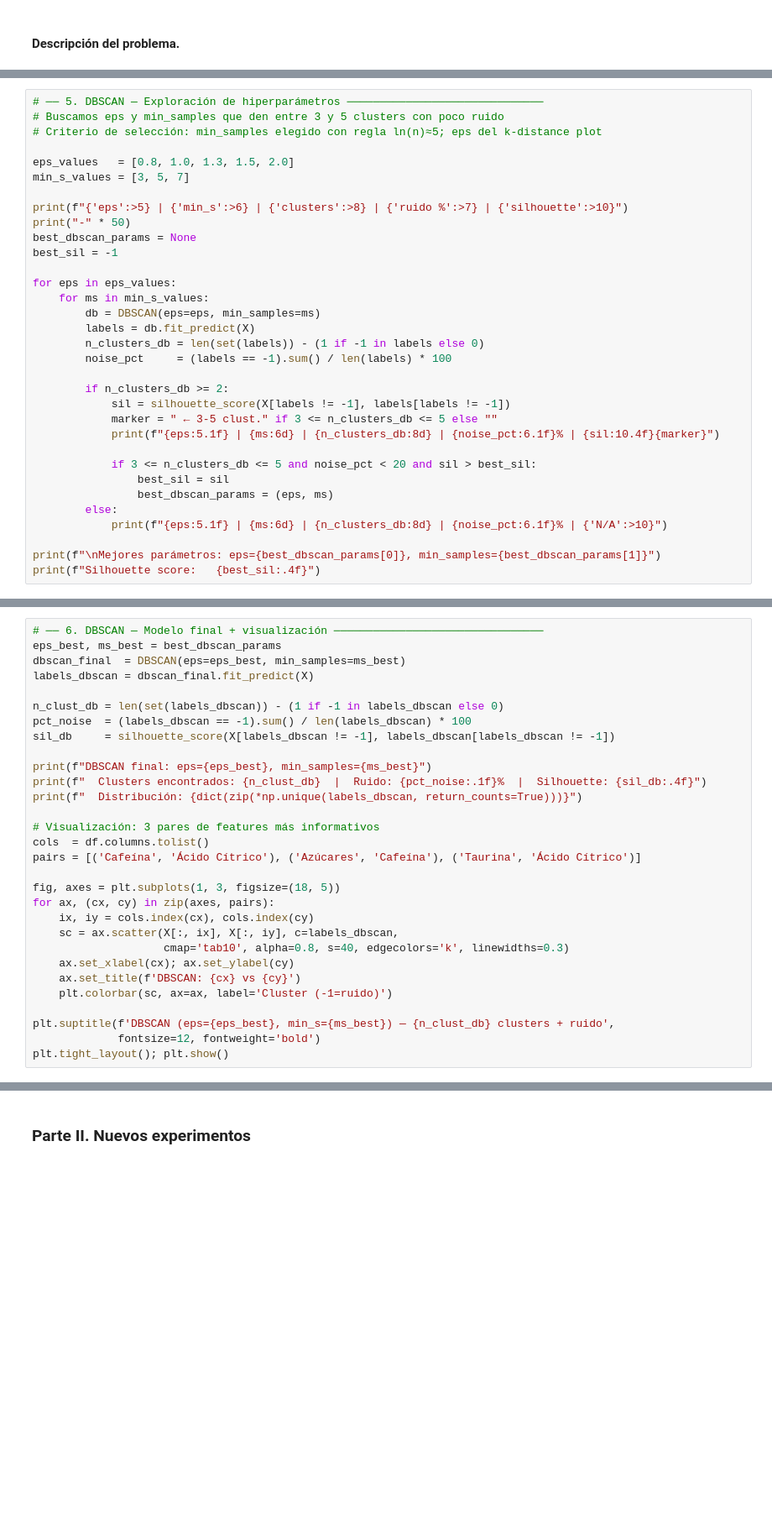
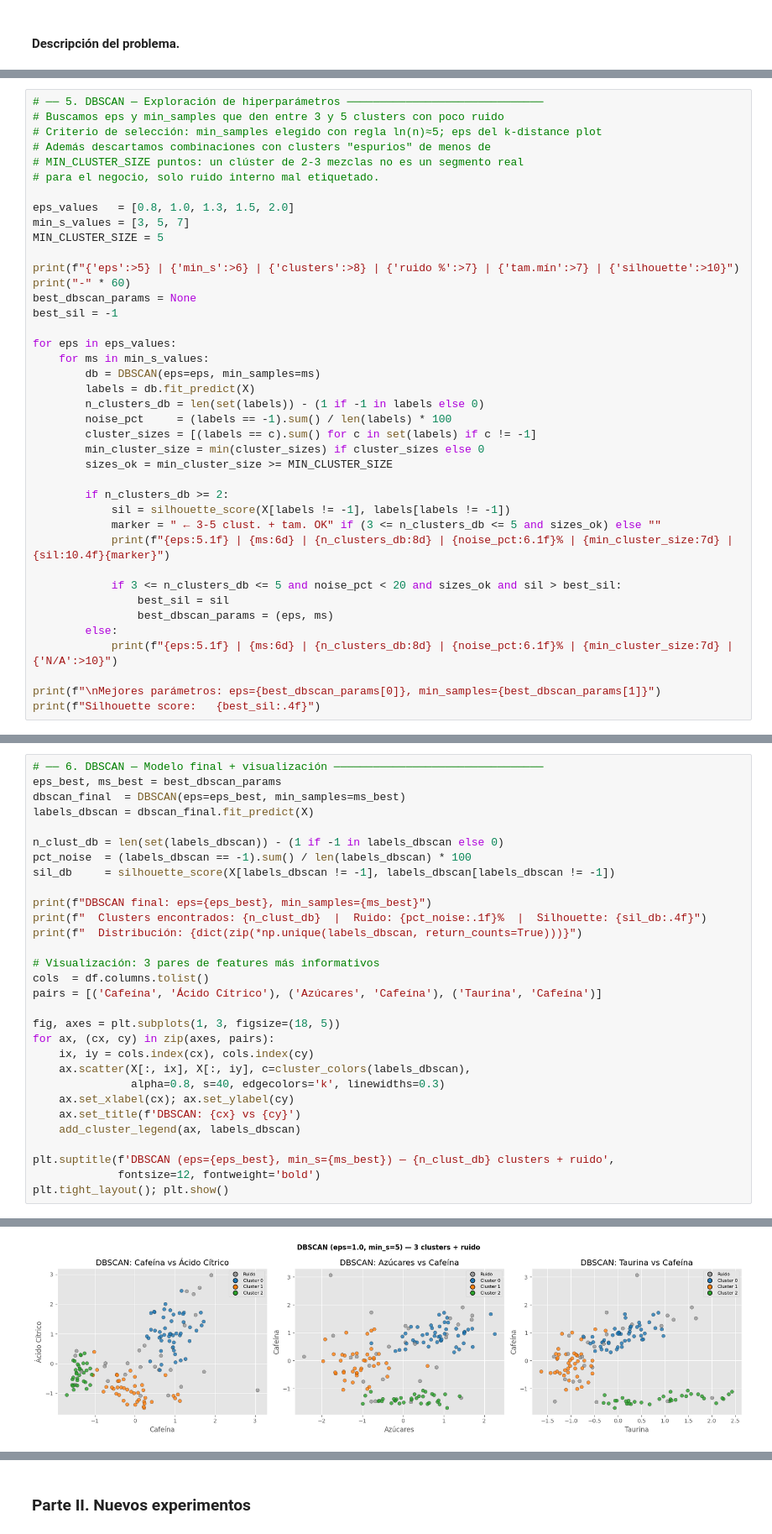
Before and after one commit to Emigarsan/DS-Online-Emilio-Garrote, a Jupyter notebook: Sprints/04_Machine_Learning/Sprint_13/Unidad_02_ML_No_Supervisado_Clustering_DBSCAN/03_Practica_Obligatoria/18_Practica_Obligatoria_Clustering_DBSCAN.ipynb, the cells around one changed output, grey strips where cells are left out. Shown at 84% size. Drawn from its saved outputs; the diff is of its cells as text; blank space fills up the shorter version.

```diff
--- a/Sprints/04_Machine_Learning/Sprint_13/Unidad_02_ML_No_Supervisado_Clustering_DBSCAN/03_Practica_Obligatoria/18_Practica_Obligatoria_Clustering_DBSCAN.ipynb
+++ b/Sprints/04_Machine_Learning/Sprint_13/Unidad_02_ML_No_Supervisado_Clustering_DBSCAN/03_Practica_Obligatoria/18_Practica_Obligatoria_Clustering_DBSCAN.ipynb
@@ -101,12 +149,16 @@ print("El 'codo' de la curva indica un buen valor de eps. Probaremos eps ∈ [0.
 # ── 5. DBSCAN — Exploración de hiperparámetros ──────────────────────────────
 # Buscamos eps y min_samples que den entre 3 y 5 clusters con poco ruido
 # Criterio de selección: min_samples elegido con regla ln(n)≈5; eps del k-distance plot
+# Además descartamos combinaciones con clusters "espurios" de menos de
+# MIN_CLUSTER_SIZE puntos: un clúster de 2-3 mezclas no es un segmento real
+# para el negocio, solo ruido interno mal etiquetado.
 
 eps_values   = [0.8, 1.0, 1.3, 1.5, 2.0]
 min_s_values = [3, 5, 7]
+MIN_CLUSTER_SIZE = 5
 
-print(f"{'eps':>5} | {'min_s':>6} | {'clusters':>8} | {'ruido %':>7} | {'silhouette':>10}")
-print("-" * 50)
+print(f"{'eps':>5} | {'min_s':>6} | {'clusters':>8} | {'ruido %':>7} | {'tam.mín':>7} | {'silhouette':>10}")
+print("-" * 60)
 best_dbscan_params = None
 best_sil = -1
 
@@ -116,17 +168,20 @@ for eps in eps_values:
         labels = db.fit_predict(X)
         n_clusters_db = len(set(labels)) - (1 if -1 in labels else 0)
         noise_pct     = (labels == -1).sum() / len(labels) * 100
+        cluster_sizes = [(labels == c).sum() for c in set(labels) if c != -1]
+        min_cluster_size = min(cluster_sizes) if cluster_sizes else 0
+        sizes_ok = min_cluster_size >= MIN_CLUSTER_SIZE
 
         if n_clusters_db >= 2:
             sil = silhouette_score(X[labels != -1], labels[labels != -1])
-            marker = " ← 3-5 clust." if 3 <= n_clusters_db <= 5 else ""
-            print(f"{eps:5.1f} | {ms:6d} | {n_clusters_db:8d} | {noise_pct:6.1f}% | {sil:10.4f}{marker}")
+            marker = " ← 3-5 clust. + tam. OK" if (3 <= n_clusters_db <= 5 and sizes_ok) else ""
+            print(f"{eps:5.1f} | {ms:6d} | {n_clusters_db:8d} | {noise_pct:6.1f}% | {min_cluster_size:7d} | {sil:10.4f}{marker}")
 
-            if 3 <= n_clusters_db <= 5 and noise_pct < 20 and sil > best_sil:
+            if 3 <= n_clusters_db <= 5 and noise_pct < 20 and sizes_ok and sil > best_sil:
                 best_sil = sil
                 best_dbscan_params = (eps, ms)
         else:
-            print(f"{eps:5.1f} | {ms:6d} | {n_clusters_db:8d} | {noise_pct:6.1f}% | {'N/A':>10}")
+            print(f"{eps:5.1f} | {ms:6d} | {n_clusters_db:8d} | {noise_pct:6.1f}% | {min_cluster_size:7d} | {'N/A':>10}")
 
 print(f"\nMejores parámetros: eps={best_dbscan_params[0]}, min_samples={best_dbscan_params[1]}")
 print(f"Silhouette score:   {best_sil:.4f}")
@@ -146,17 +222,18 @@ print(f"  Distribución: {dict(zip(*np.unique(labels_dbscan, return_counts=True)
 
 # Visualización: 3 pares de features más informativos
 cols  = df.columns.tolist()
-pairs = [('Cafeína', 'Ácido Cítrico'), ('Azúcares', 'Cafeína'), ('Taurina', 'Ácido Cítrico')]
+pairs = [('Cafeína', 'Ácido Cítrico'), ('Azúcares', 'Cafeína'), ('Taurina', 'Cafeína')]
 
 fig, axes = plt.subplots(1, 3, figsize=(18, 5))
 for ax, (cx, cy) in zip(axes, pairs):
     ix, iy = cols.index(cx), cols.index(cy)
-    sc = ax.scatter(X[:, ix], X[:, iy], c=labels_dbscan,
-                    cmap='tab10', alpha=0.8, s=40, edgecolors='k', linewidths=0.3)
+    ax.scatter(X[:, ix], X[:, iy], c=cluster_colors(labels_dbscan),
+               alpha=0.8, s=40, edgecolors='k', linewidths=0.3)
     ax.set_xlabel(cx); ax.set_ylabel(cy)
     ax.set_title(f'DBSCAN: {cx} vs {cy}')
-    plt.colorbar(sc, ax=ax, label='Cluster (-1=ruido)')
+    add_cluster_legend(ax, labels_dbscan)
 
 plt.suptitle(f'DBSCAN (eps={eps_best}, min_s={ms_best}) — {n_clust_db} clusters + ruido',
              fontsize=12, fontweight='bold')
 plt.tight_layout(); plt.show()
+# %% [output]
@@ -163,3 +243,4 @@ plt.tight_layout(); plt.show()
+[figure, added]
 # %%
 # ── 7. CLUSTERING JERÁRQUICO (AgglomerativeClustering) ─────────────────────
 # Elegido porque los químicos quieren ver RELACIONES entre segmentos → dendrogram
```
Also changed, not shown: parts of 17 cells of this notebook.
